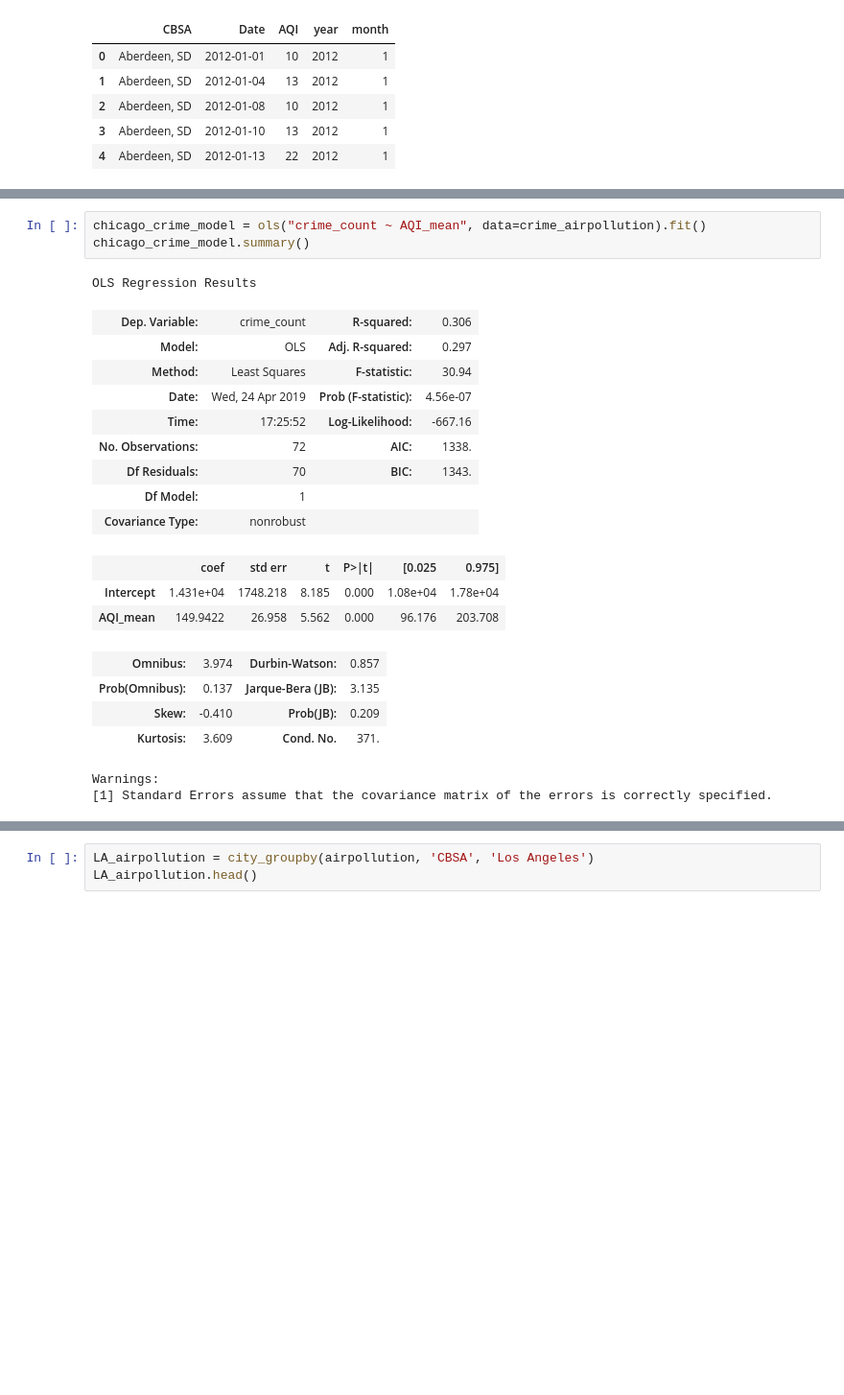
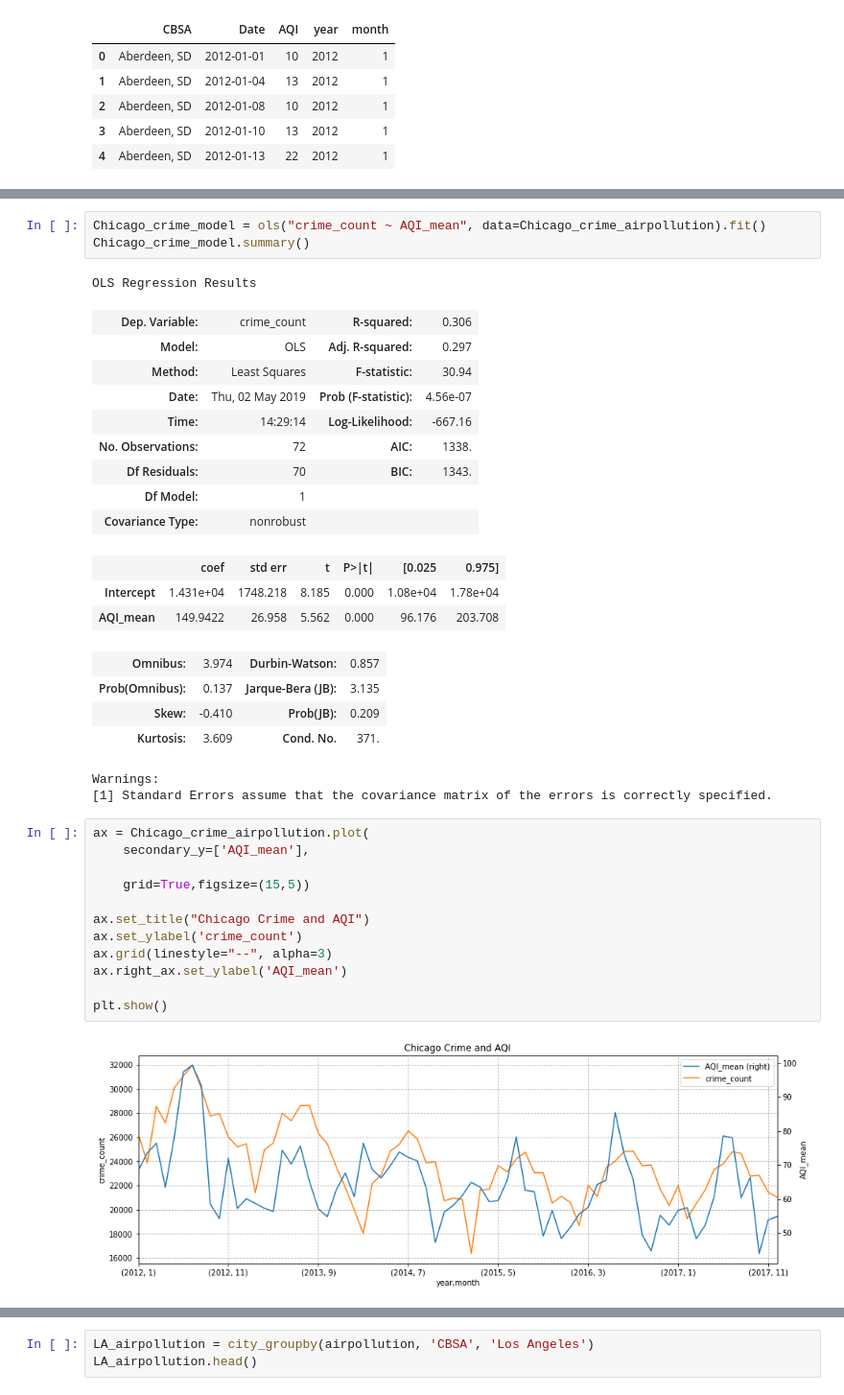
Before and after one commit to AprilW048/Final_Project, a Jupyter notebook: Air Pollution.ipynb, the cells around one changed output, grey strips where cells are left out. Shown: that part at 96% size. Cells and saved outputs as stored; diff of their text form; blank space fills up the shorter version.

```diff
--- a/Air Pollution.ipynb
+++ b/Air Pollution.ipynb
@@ -142,15 +160,15 @@ plt.scatter(crime_airpollution.AQI_mean, crime_airpollution.crime_count)
 <matplotlib.collections.PathCollection at 0x...>
 [figure]
 # %%
-chicago_crime_model = ols("crime_count ~ AQI_mean", data=crime_airpollution).fit()
-chicago_crime_model.summary()
+Chicago_crime_model = ols("crime_count ~ AQI_mean", data=Chicago_crime_airpollution).fit()
+Chicago_crime_model.summary()
 # %% [output]
 OLS Regression Results
 | Dep. Variable: | crime_count | R-squared: | 0.306 |
 | Model: | OLS | Adj. R-squared: | 0.297 |
 | Method: | Least Squares | F-statistic: | 30.94 |
-| Date: | Wed, 24 Apr 2019 | Prob (F-statistic): | 4.56e-07 |
-| Time: | 17:25:52 | Log-Likelihood: | -667.16 |
+| Date: | Thu, 02 May 2019 | Prob (F-statistic): | 4.56e-07 |
+| Time: | 14:29:14 | Log-Likelihood: | -667.16 |
 | No. Observations: | 72 | AIC: | 1338. |
 | Df Residuals: | 70 | BIC: | 1343. |
 | Df Model: | 1 |  |  |
@@ -164,3 +182,17 @@ OLS Regression Results
 | Kurtosis: | 3.609 | Cond. No. | 371. |
 Warnings:
 [1] Standard Errors assume that the covariance matrix of the errors is correctly specified.
+# %%
+ax = Chicago_crime_airpollution.plot(
+    secondary_y=['AQI_mean'],
+
+    grid=True,figsize=(15,5))
+
+ax.set_title("Chicago Crime and AQI")
+ax.set_ylabel('crime_count')
+ax.grid(linestyle="--", alpha=3)
+ax.right_ax.set_ylabel('AQI_mean')
+
+plt.show()
+# %% [output]
+[figure, added]
```
Also changed, not shown: parts of 30 cells of this notebook.
